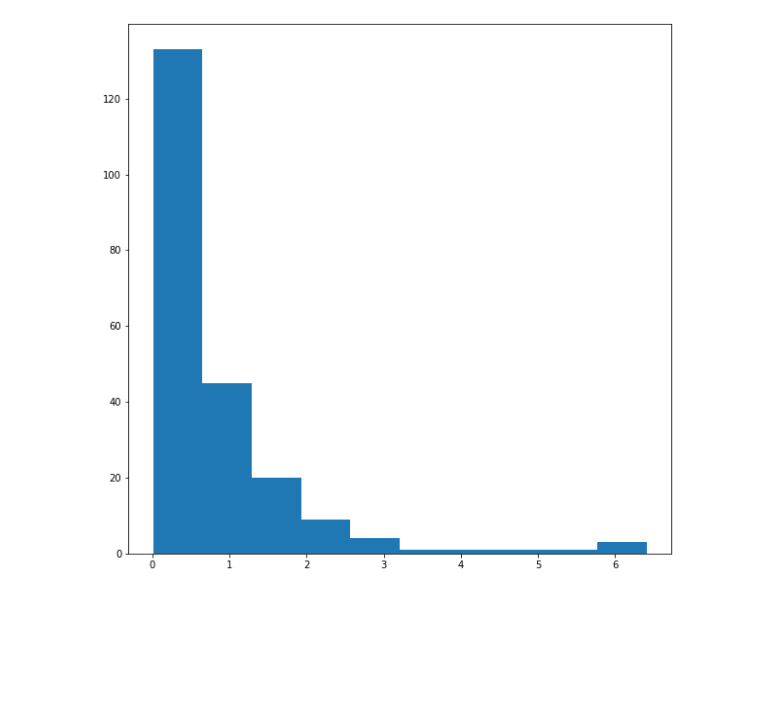
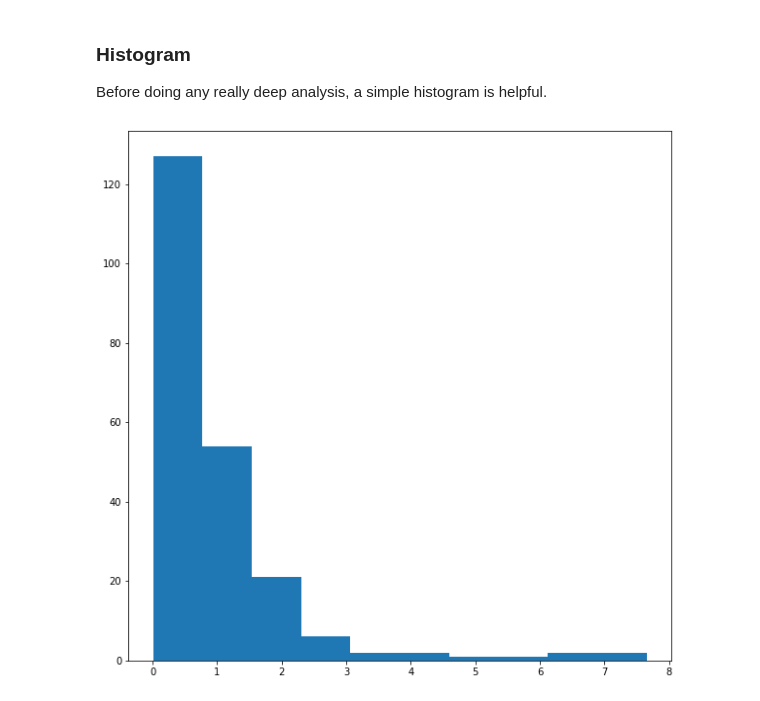
Before and after one commit to eyadams/Battle-of-Neighborhoods, a Jupyter notebook: Battle of Neighborhoods - Pasadena.ipynb, the cells around one changed output. Saved outputs shown, nothing was run; the diff lists cells and outputs as text; code cells hidden in the pictures; blank space fills up the shorter version.

```diff
--- a/Battle of Neighborhoods - Pasadena.ipynb
+++ b/Battle of Neighborhoods - Pasadena.ipynb
@@ -149,7 +166,7 @@ for lat in latitudes:
     for long in longitudes:
         point = Point(long, lat)
         if polygon.contains(point):
-            search_points.append(point)
+            search_points.append((lat, long))
             number_of_points += 1
             label_text = "{}, {}".format(lat, long)
             label = folium.Popup(label_text, parse_html=True)
@@ -162,6 +179,10 @@ for lat in latitudes:
                 fill_color='red',
                 fill_opacity=0.7).add_to(map_of_grid)
 
+# we will use this later in analysis
+
+search_points_df = pd.DataFrame(search_points, columns=['SP Latitude', 'SP Longitude'])
+
 print("Total Number of Points: %d" % (number_of_points))
 
 map_of_grid
@@ -268,12 +332,5 @@ Loaded 121 venues
 # I print out the unique values of categories, and then manually
 # remove a few (i.e. "Sushi Restaurant").
 
-traverse = []
-
-for v in my_venues.values():
-    if v.category not in traverse:
-        traverse.append(v.category)
-
-print(traverse)
-print(len(traverse))
+venues_df['Venue Category'].unique()
 # %% [output]
@@ -340,27 +455,18 @@ histogram just to get an insight into the data.
 # %%
-# A simple Euclidean distance is sufficient for our
-# purposes. Strictly speaking this isn't perfect
-# because of the curvature of the Earth, but for
-# the small distances involved that shouldn't be a proble.
-# def calculate_distance(search_point, venue):
-#     # remember, in a point the value of x is the longitude
-#     # and the value of y is the latitude
-#     d = search_point.distance(Point(venue.longitude, venue.latitude))
-#   return d
-
 # Shapely has a distance() function that would work nicely for
 # our purposes, if longitude and latitude formed a perfect grid.
 # But they do not: 1 degree of latitude is roughly 88 kilometers
 # at Pasadena, while 1 degree of longitude is 110.5 kilometers.
-# Which means to get the distance between a grocery store a
-# point in the search grid, I first need to convert degrees
+# Which means to get the distance between a grocery store and a
+# point in the search grid I first need to convert degrees
 # to kilometers
+
 from math import sqrt
 
-def calculate_distance(search_point, venue):
-    deg_latitude = search_point.y - venue.latitude
-    deg_longitude = search_point.x - venue.longitude
-    km_latitude = deg_latitude * 88
-    km_longitude = deg_longitude * 110.5
+def calculate_distance(sp_latitude, sp_longitude, cv_latitude, cv_longitude):
+    deg_latitude = sp_latitude - cv_latitude
+    deg_longitude = sp_longitude - cv_longitude
+    km_latitude = deg_latitude * 110.5
+    km_longitude = deg_longitude * 85
     distance = sqrt(km_latitude**2 + km_longitude**2)
     return distance
@@ -372,12 +529,17 @@ for s in search_points:
+# %% [markdown]
+### Histogram <a name="Histogram"></a>
+
+Before doing any really deep analysis, a simple histogram
+is helpful.
 # %%
 # A quick histogram suggests we're on the
 # right track - most of the city has adequate access
 # to fresh food, but we will dive deeper
 
 fig = plt.figure(figsize=(10, 10))
 xticks = np.linspace(0, 11, 8, endpoint=True)
 ax = fig.add_subplot(1, 1, 1)
-ax.hist(closest, bins=10)
+ax.hist(analysis_df['CV Distance'], bins=10)
 plt.show()
 # %% [output]
-[figure, old version]
+[figure, new version]
```
Also changed, not shown: parts of 29 cells of this notebook.
